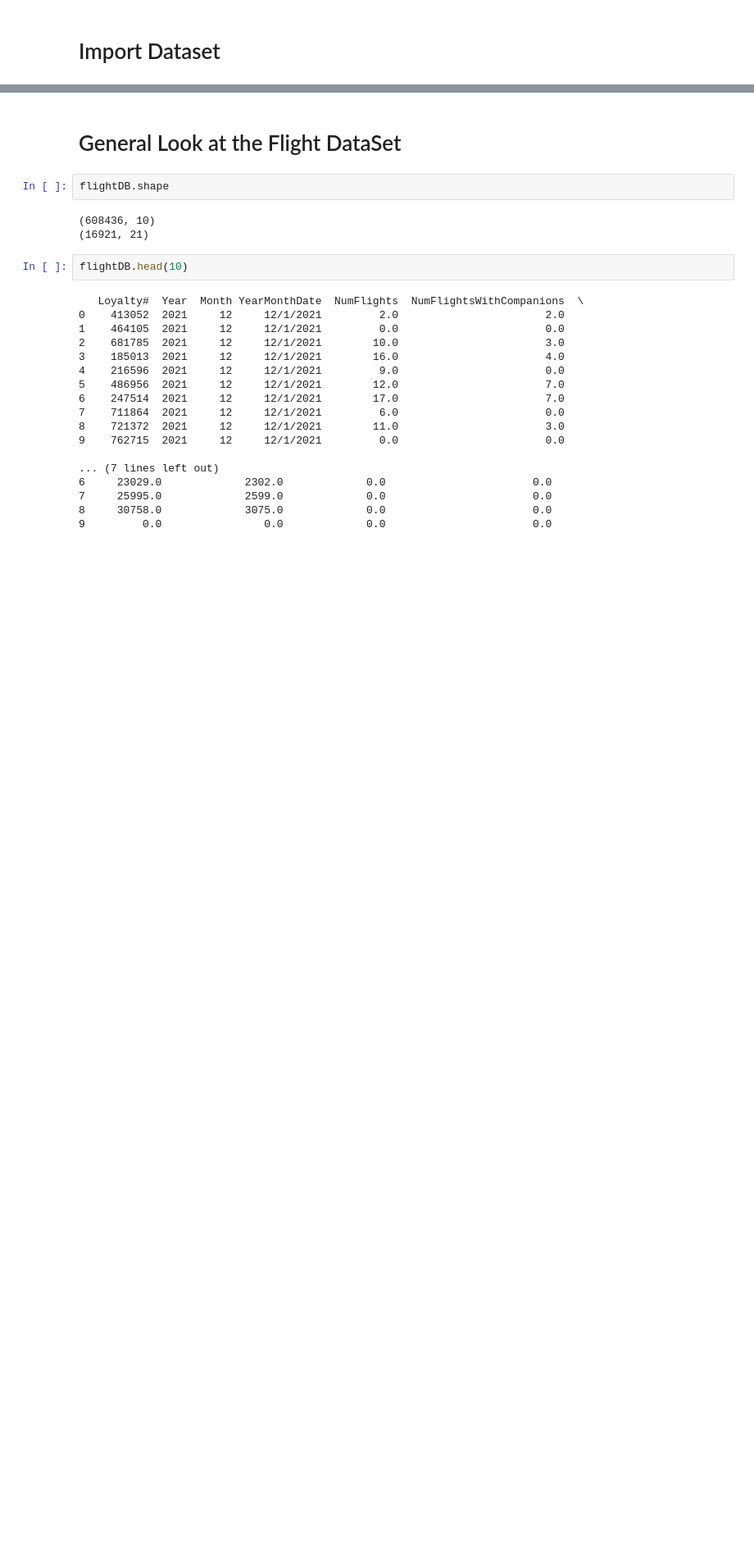
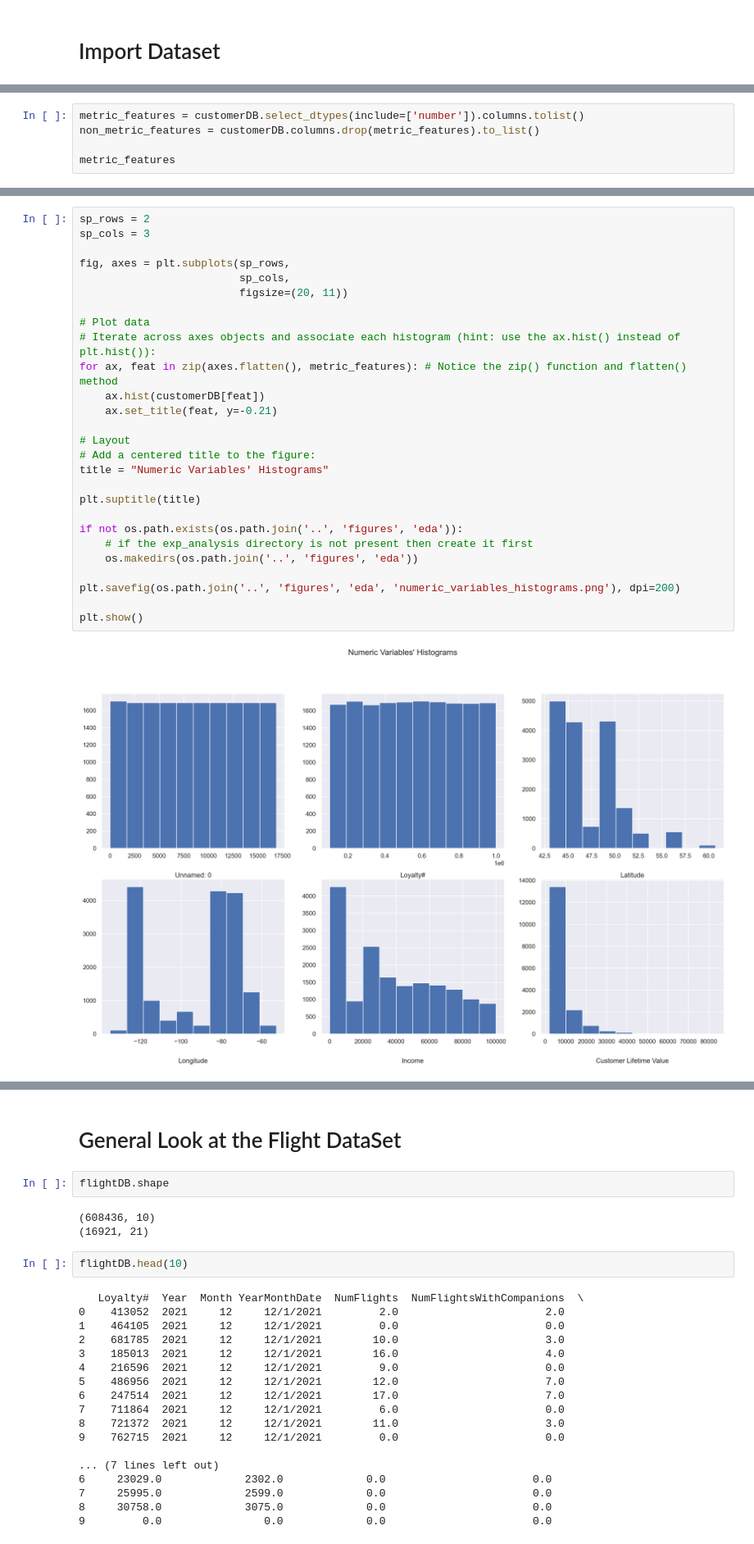
Before and after one commit to lourenco500/Data-Mining-Project, a Jupyter notebook: Deliverable_1.ipynb, the cells around one changed output, grey strips where cells are left out. Shown: that part at 82% size. Saved outputs shown, nothing was run; the diff lists cells and outputs as text; blank space fills up the shorter version.

Commit message:
decriptive statistics and visualisations

```diff
--- a/Deliverable_1.ipynb
+++ b/Deliverable_1.ipynb
@@ -23,0 +66,5 @@ customerDB = pd.read_csv('DM_AIAI_CustomerDB.csv', sep = ",")
+# %%
+metric_features = customerDB.select_dtypes(include=['number']).columns.tolist()
+non_metric_features = customerDB.columns.drop(metric_features).to_list()
+
+metric_features
@@ -23,0 +78,29 @@ customerDB = pd.read_csv('DM_AIAI_CustomerDB.csv', sep = ",")
+# %%
+sp_rows = 2
+sp_cols = 3
+
+fig, axes = plt.subplots(sp_rows,
+                         sp_cols,
+                         figsize=(20, 11))
+
+# Plot data
+# Iterate across axes objects and associate each histogram (hint: use the ax.hist() instead of plt.hist()):
+for ax, feat in zip(axes.flatten(), metric_features): # Notice the zip() function and flatten() method
+    ax.hist(customerDB[feat])
+    ax.set_title(feat, y=-0.21)
+
+# Layout
+# Add a centered title to the figure:
+title = "Numeric Variables' Histograms"
+
+plt.suptitle(title)
+
+if not os.path.exists(os.path.join('..', 'figures', 'eda')):
+    # if the exp_analysis directory is not present then create it first
+    os.makedirs(os.path.join('..', 'figures', 'eda'))
+
+plt.savefig(os.path.join('..', 'figures', 'eda', 'numeric_variables_histograms.png'), dpi=200)
+
+plt.show()
+# %% [output]
+[figure, added]
```
Also changed, not shown: parts of 11 cells of this notebook.
